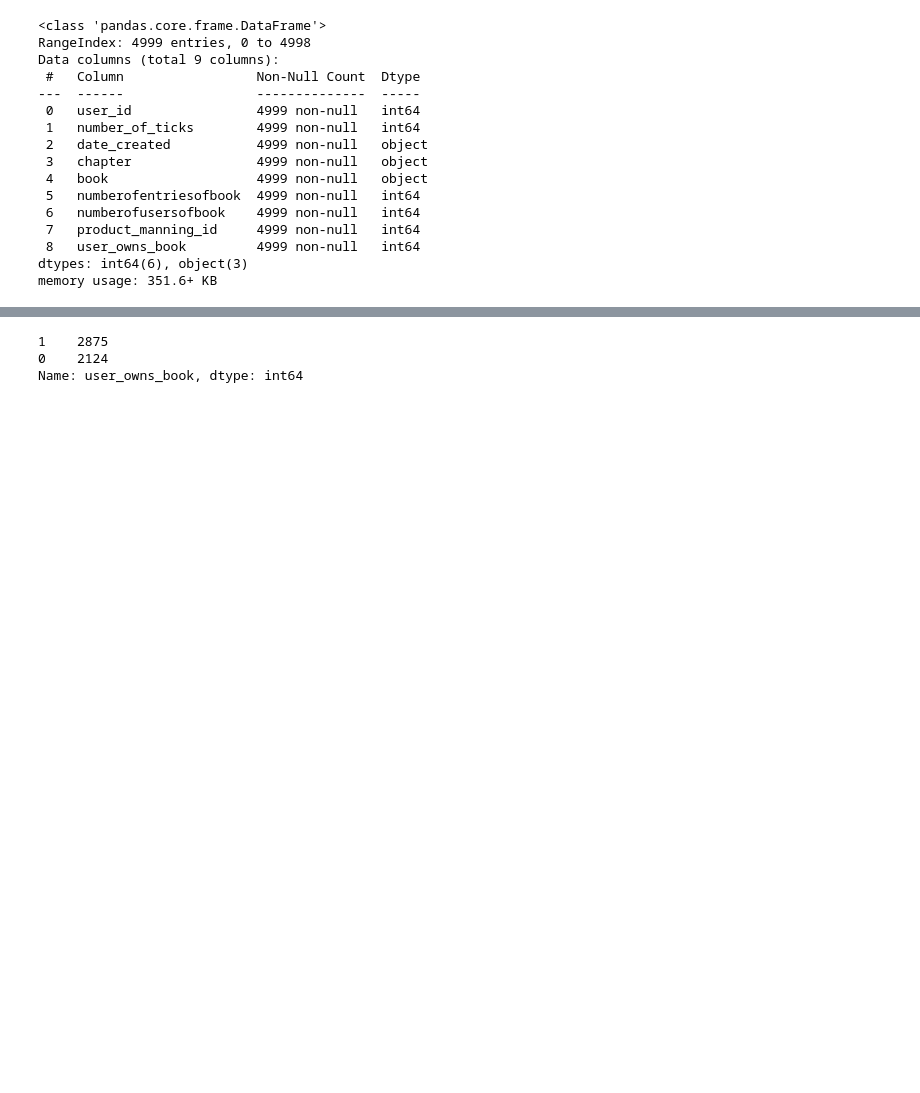
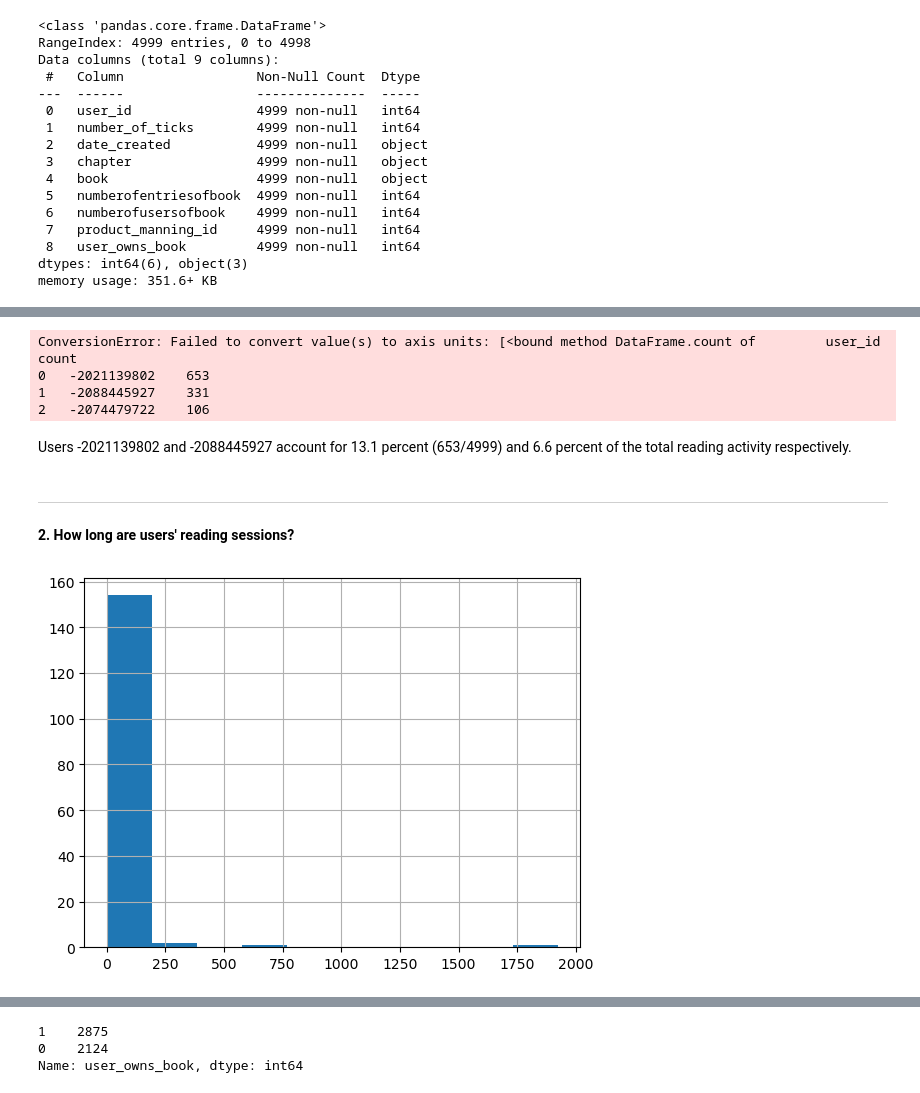
Before and after one commit to amina-safdar/book_recommender, a Jupyter notebook: notebooks/build_network_diagram.ipynb, the cells around one changed output, grey strips where cells are left out. Cells and saved outputs as stored; diff of their text form; code cells hidden in the pictures; blank space fills up the shorter version.

```diff
--- a/notebooks/build_network_diagram.ipynb
+++ b/notebooks/build_network_diagram.ipynb
@@ -7,5 +17,2 @@ import os
 # %%
-#os.chdir('../') # Run once
-DATA_PATH = f"{os.getcwd()}/data/dataset.csv"
+data = pd.read_csv(f"{os.getcwd()}/data/external/dataset.csv")
-# %%
-data = pd.read_csv(DATA_PATH)
@@ -86,0 +112,22 @@ Name: number_of_ticks, Length: 158, dtype: int64
+# %%
+# y = user_id, x = count
+y_pos = np.arange(len(user_id_counts.user_id))
+ax.barh(y_pos, user_id_counts.count, align='center')
+plt.show()
+# %% [output]
+ConversionError: Failed to convert value(s) to axis units: [<bound method DataFrame.count of         user_id  count
+0   -2021139802    653
+1   -2088445927    331
+2   -2074479722    106
+# %% [markdown]
+Users -2021139802 and -2088445927 account for 13.1 percent (653/4999) and 6.6 percent of the total reading activity respectively.
+# %% [markdown]
+
+---
+
+**2. How long are users' reading sessions?**
+# %%
+time_reading = data["number_of_ticks"].value_counts()
+time_reading.hist(bins=10);
+# %% [output]
+[figure, added]
```
Also changed, not shown: parts of 42 cells of this notebook.
